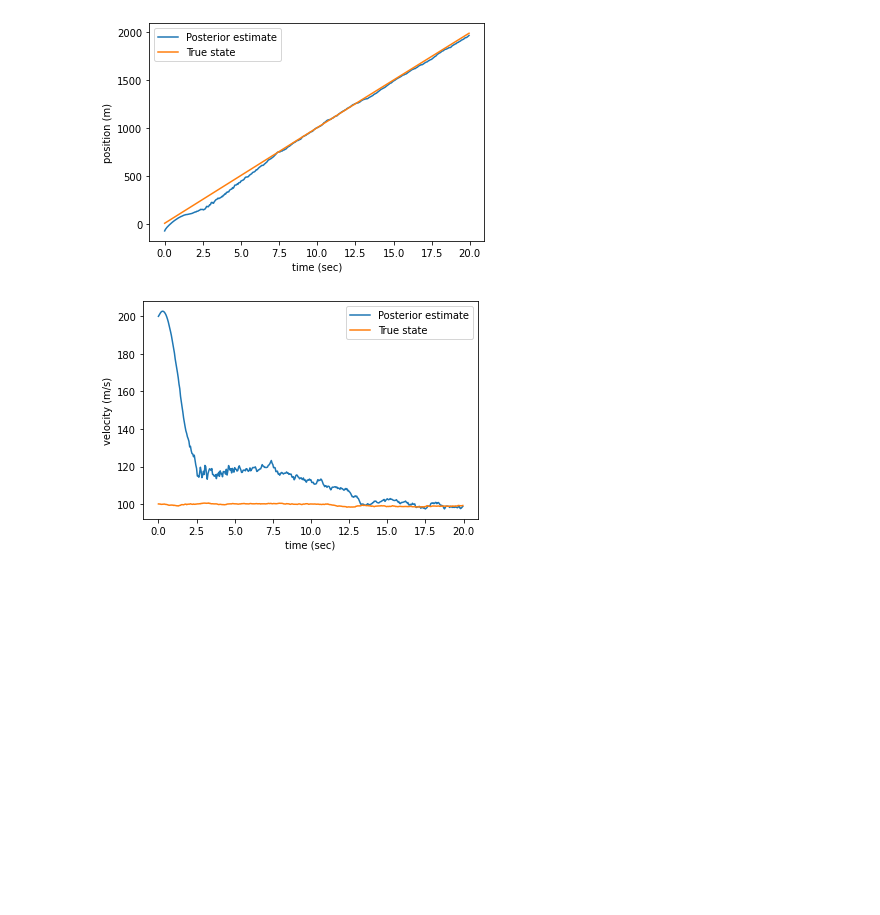
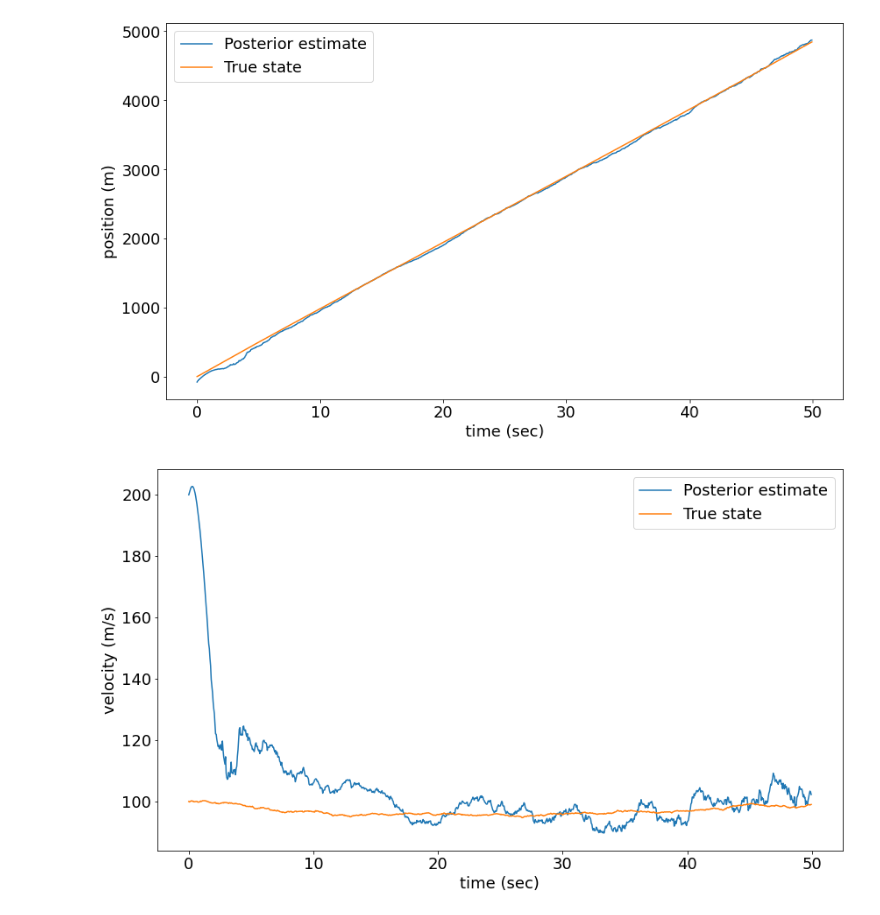
Before and after one commit to Sonat-Consulting/kf-demo, a Jupyter notebook: extended-kalman-filter/extended-kalman-filter.ipynb, the cells around one changed output. Cells and saved outputs as stored; diff of their text form; code cells hidden in the pictures; blank space fills up the shorter version.

```diff
--- a/extended-kalman-filter/extended-kalman-filter.ipynb
+++ b/extended-kalman-filter/extended-kalman-filter.ipynb
@@ -88,3 +92,29 @@ def hx(x):
     """
 
     return (x[0]**2 + x[2]**2) ** 0.5
+# %%
+# create radar object
+dt = 0.05
+T = 50
+radar = RadarSim(dt, pos=0., vel=100., alt=1000.)
+if develop:
+    print("develop")
+    Tn = int(T/dt)
+    observed_flight_slant = []
+    track = []
+    for t in range(Tn):
+        observed_flight_slant.append(radar.get_range())
+        track.append((radar.pos, radar.vel, radar.alt))
+    observed_flight_slant = asarray(observed_flight_slant)
+    track = asarray(track)
+    np.savetxt("observed_flight_slant.csv", observed_flight_slant, delimiter=",")
+    np.savetxt("true_flight_state.csv", track, delimiter=",")
+    print(track)
+    print(observed_flight_slant)
+else:
+    print("not develop")
+    observed_flight_slant = np.loadtxt("observed_flight_slant.csv", delimiter=",")
+    track = np.loadtxt("true_flight_state.csv", delimiter=",")
+    Tn = observed_flight_slant.size
+    print(track)
+    print(observed_flight_slant)
@@ -91,11 +139,8 @@ def hx(x):
 # %%
-# create radar object
-dt = 0.05
-radar = RadarSim(dt, pos=0., vel=100., alt=1000.)
 # initialize ekf
 ekf = ExtendedKalmanFilter()
 # prior
-ekf.mu = array([radar.pos-100, radar.vel+100, radar.alt+1000])
+ekf.mu = array([-100, 200, 2000])
 ekf.Sigma = eye(3)*50
 # Time dynamics from linear approximation
 ekf.M = eye(3) + array([[0, 1, 0],
@@ -105,18 +150,19 @@ ekf.Q = array([[0, 0, 0],
               [0, 1, 0],
               [0, 0, 1]]) * 0.001
 # Observation noise and maps
-ekf.Sigma_y = radar.alt * 0.05 # 5% of distance
+ekf.Sigma_y = 50 # 5% of altitude 1000
 ekf.h = hx
 ekf.h_jacobian_at_x = h_jacobian_at
 # %%
 # Assimilate over time
 xs = []
-track = []
-for t in range(int(20/dt)):
+#track = []
+for t in range(int(T/dt)):
     #mu_prior.append(kf.mu[0])
     # assimilation step
-    y = radar.get_range()
-    track.append((radar.pos, radar.vel, radar.alt))
+    y = observed_flight_slant[t]
+    print(y)
+    #track.append((radar.pos, radar.vel, radar.alt))
     ekf.update(array([y]))
     #mu_posterior.append(kf.mu[0])
     # time dynamics for next iteration
@@ -125,31 +189,31 @@ for t in range(int(20/dt)):
 # %%
 # Inspect
 xs = asarray(xs)
 track = asarray(track)
 time = np.arange(0, len(xs)*dt, dt)
 plot1 = plt.figure(1)
 plt.plot(time, xs[:,0])
 plt.plot(time, track[:,0])
 plt.ylabel("position (m)")
 plt.xlabel("time (sec)")
 plt.legend(['Posterior estimate', "True state"])
 plt.show()
 
 plot2 = plt.figure(2)
 plt.plot(time, xs[:,1])
 plt.plot(time, track[:,1])
 plt.ylabel("velocity (m/s)")
 plt.xlabel("time (sec)")
 plt.legend(['Posterior estimate', "True state"])
 plt.show()
 
 plot3 = plt.figure(3)
 plt.plot(time, xs[:,2])
 plt.plot(time, track[:,2])
 plt.ylabel("altitude (m)")
 plt.xlabel("time (sec)")
-plt.legend(['Posterior estimate', "True state"])
+plt.legend(['Posterior estimate', "True  t"])
 plt.show()
 # %% [output]
-[figure, old version]
+[figure, new version]
-[figure, old version]
+[figure, new version]
```
Also changed, not shown: parts of 4 cells of this notebook, 2 other files.
